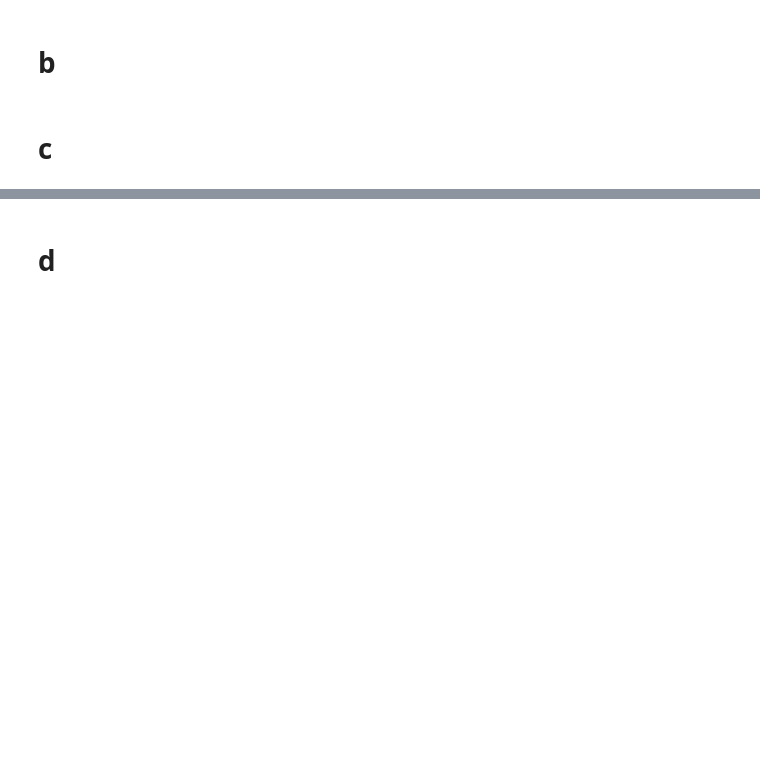
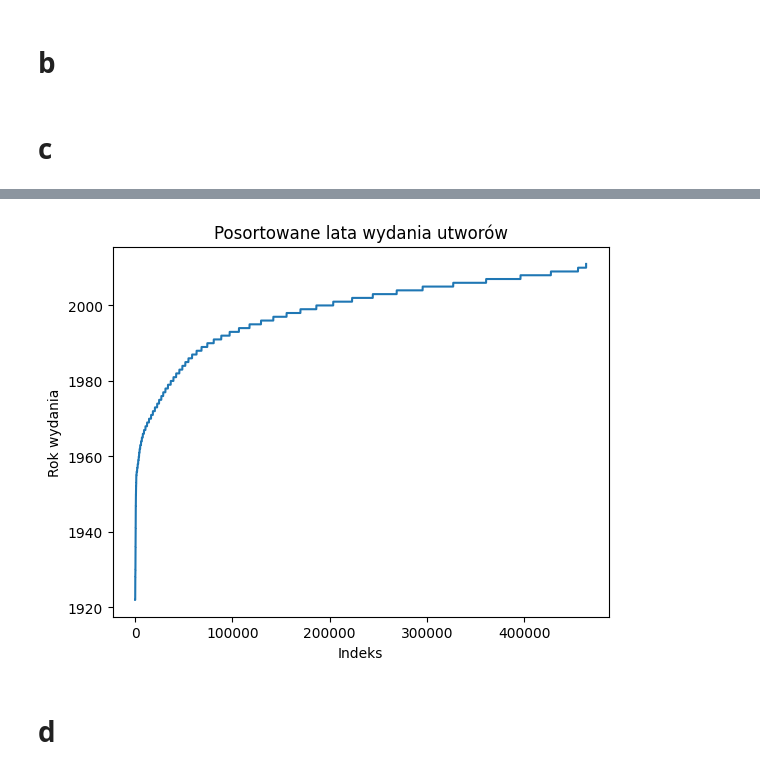
Before and after one commit to Szymbuk/MOWNIT, a Jupyter notebook: lab2/ex1.ipynb, the cells around one changed output, grey strips where cells are left out. Saved outputs shown, nothing was run; the diff lists cells and outputs as text; code cells hidden in the pictures; blank space fills up the shorter version.

```diff
--- a/lab2/ex1.ipynb
+++ b/lab2/ex1.ipynb
@@ -25,3 +25,11 @@ plt.show()
+# %%
+plt.plot(train_df[0].sort_values().values)
+plt.title('Posortowane lata wydania utworów')
+plt.xlabel('Indeks')
+plt.ylabel('Rok wydania')
+plt.show()
+# %% [output]
+[figure, added]
 # %% [markdown]
 # d
 # %%
```
Also changed, not shown: parts of 7 cells of this notebook.
